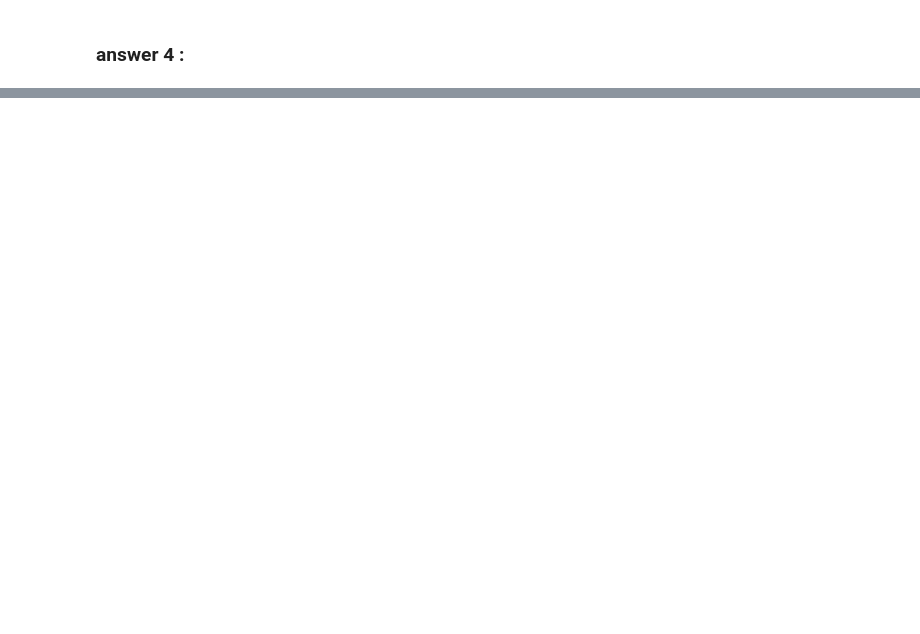
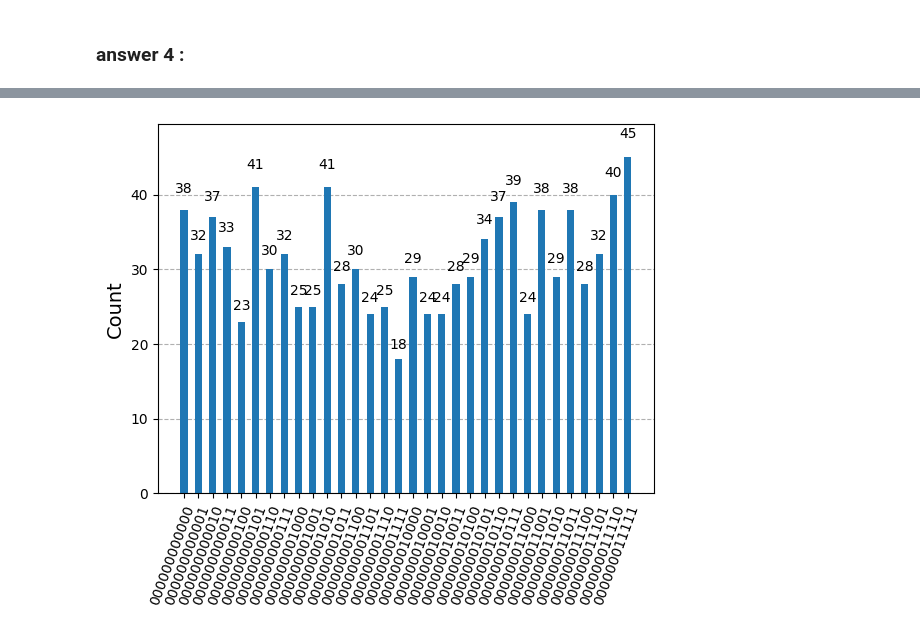
Before and after one commit to leonardeuler13/IQC_project, a Jupyter notebook: miniproject.ipynb, the cells around one changed output, grey strips where cells are left out. Drawn from its saved outputs; the diff is of its cells as text; code cells hidden in the pictures; blank space fills up the shorter version.

```diff
--- a/miniproject.ipynb
+++ b/miniproject.ipynb
@@ -169,0 +191,16 @@ plot_histogram(counts[4])
+# %%
+# run with noise
+from qiskit_aer.noise import NoiseModel
+
+# noise_model = NoiseModel.from_backend(sim_ideal.backend)
+sim_noise = AerSimulator(noise_model=NoiseModel())
+
+counts_noise = np.empty(K,dtype=object)
+for i in range(K):
+    job_noise = sim_noise.run(transpile(circuits[i], sim_noise), shots=1000)
+    res_noise = job_noise.result()
+    counts_noise[i] = res_noise.get_counts()
+
+plot_histogram(counts_noise[1])
+# %% [output]
+[figure, added]
```
Also changed, not shown: parts of 17 cells of this notebook, 1 other file.
